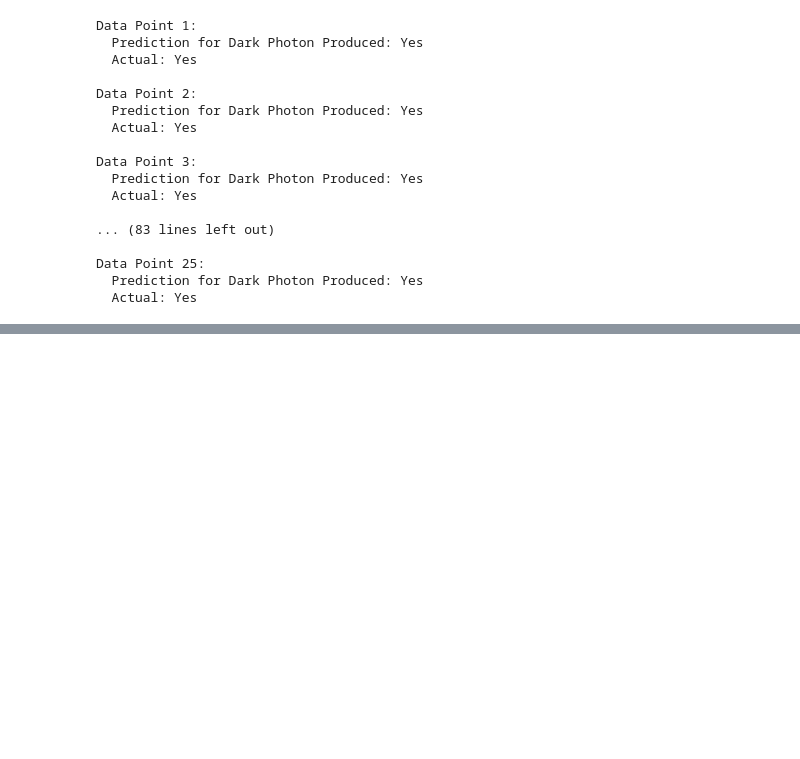
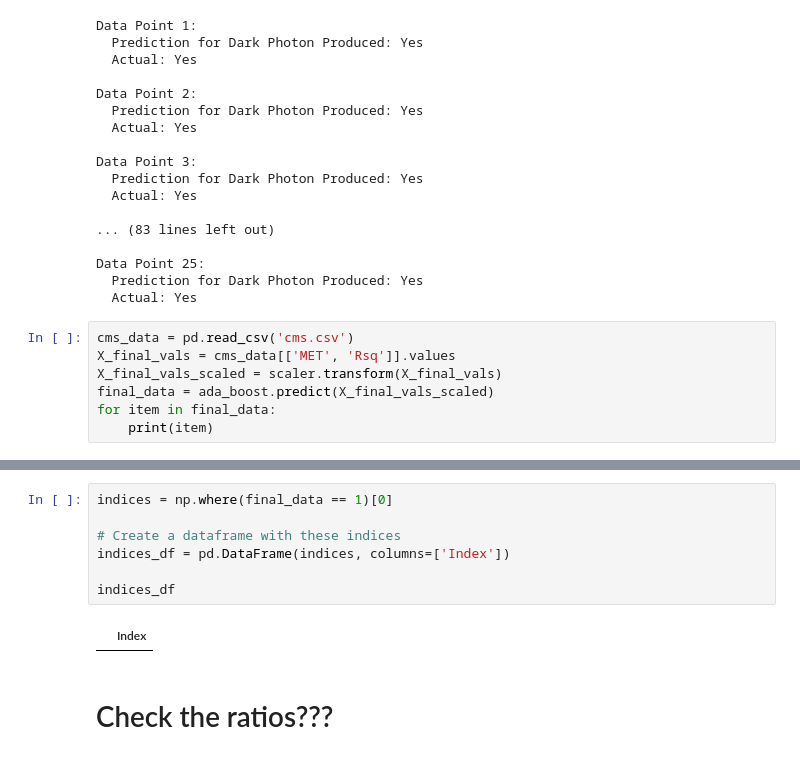
Before and after one commit to rtenacity/dark-matter-genetic, a Jupyter notebook: main.ipynb, the cells around one changed output, grey strips where cells are left out. Saved outputs shown, nothing was run; the diff lists cells and outputs as text; blank space fills up the shorter version.

```diff
--- a/main.ipynb
+++ b/main.ipynb
@@ -139,3 +140,10 @@ Data Point 3:
 Data Point 25:
   Prediction for Dark Photon Produced: Yes
   Actual: Yes
+# %%
+cms_data = pd.read_csv('cms.csv')
+X_final_vals = cms_data[['MET', 'Rsq']].values
+X_final_vals_scaled = scaler.transform(X_final_vals)
+final_data = ada_boost.predict(X_final_vals_scaled)
+for item in final_data:
+    print(item)
@@ -141,0 +168,11 @@ Data Point 25:
+# %%
+indices = np.where(final_data == 1)[0]
+
+# Create a dataframe with these indices
+indices_df = pd.DataFrame(indices, columns=['Index'])
+
+indices_df
+# %% [output]
+|  | Index |
+# %% [markdown]
+# Check the ratios???
```
Also changed, not shown: parts of 5 cells of this notebook, 1 other file.
